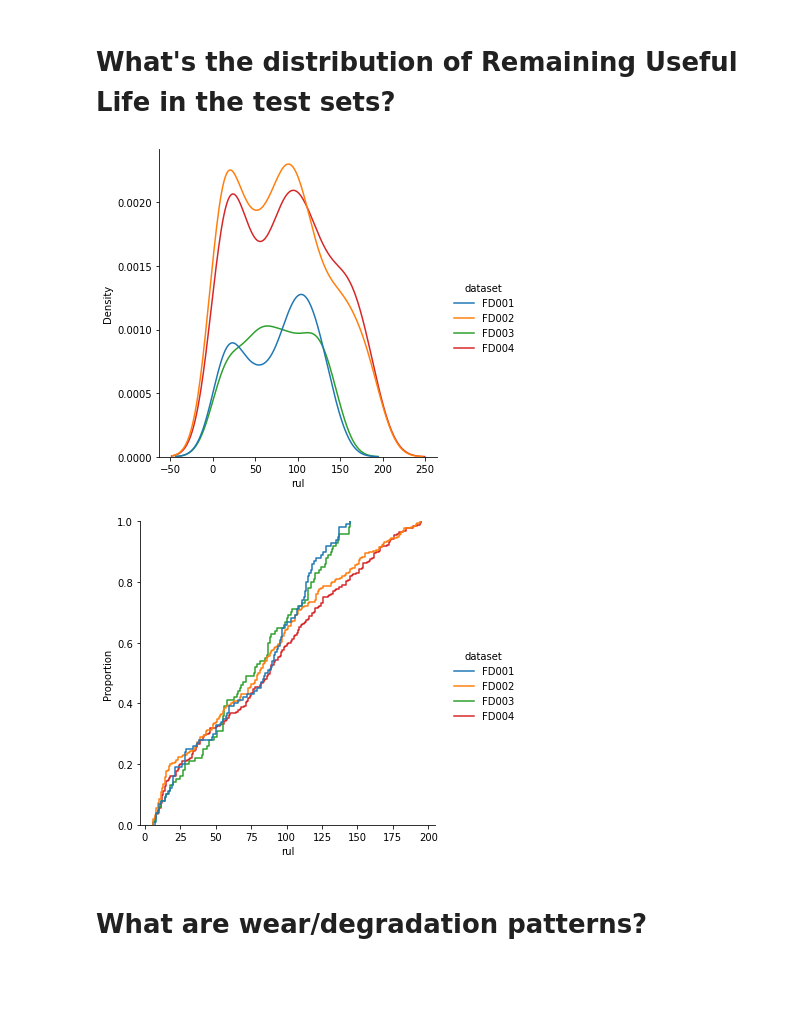
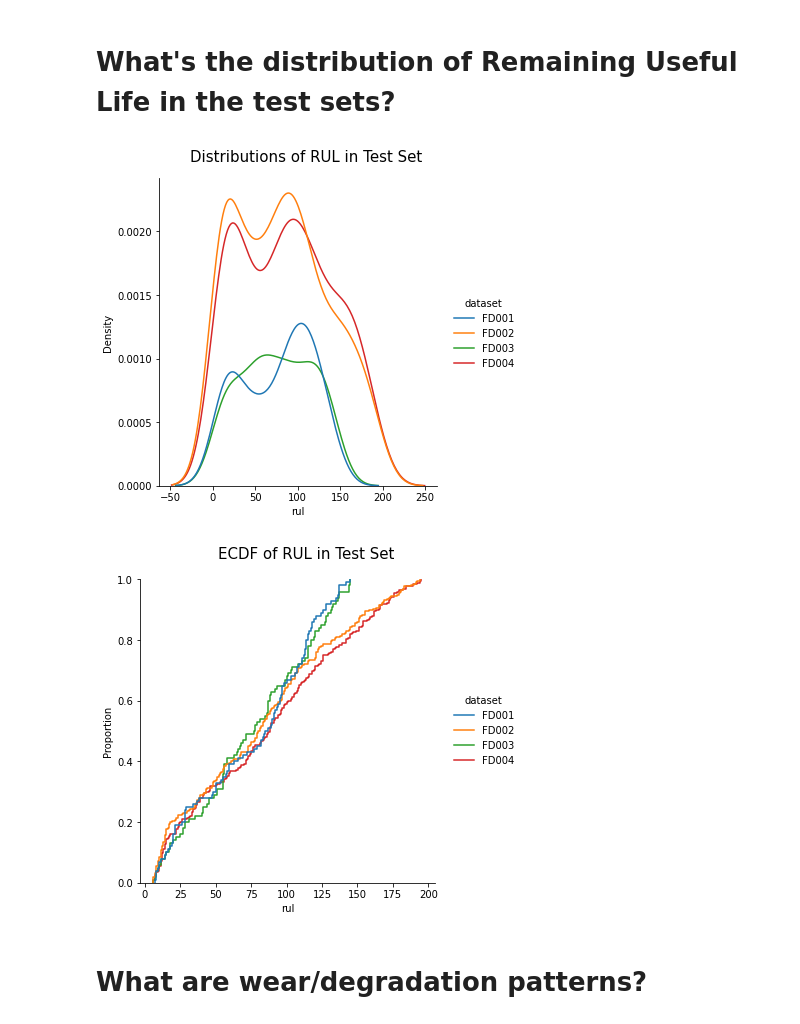
Before and after one commit to delta1epsilon/turbofan-remaining-life-prediction, a Jupyter notebook: 1-EDA.ipynb, the cells around one changed output. Drawn from its saved outputs; the diff is of its cells as text; code cells hidden in the pictures; blank space fills up the shorter version.

```diff
--- a/1-EDA.ipynb
+++ b/1-EDA.ipynb
@@ -221,11 +223,14 @@ sns.displot(data=units_lifetime, x='time_cycles', hue='dataset', kind='ecdf');
 # %% [markdown]
 # What's the distribution of Remaining Useful Life in the test sets?
 # %%
-sns.displot(data=test_rul, x='rul', hue='dataset', kind='kde')
-sns.displot(data=test_rul, x='rul', hue='dataset', kind='ecdf');
+ax = sns.displot(data=test_rul, x='rul', hue='dataset', kind='kde')
+ax.figure.suptitle('Distributions of RUL in Test Set', y=1.05, size=15);
+
+ax = sns.displot(data=test_rul, x='rul', hue='dataset', kind='ecdf');
+ax.figure.suptitle('ECDF of RUL in Test Set', y=1.05, size=15);
 # %% [output]
-[figure, old version]
+[figure, new version]
-[figure, old version]
+[figure, new version]
 # %% [markdown]
 # What are wear/degradation patterns?
 # %% [markdown]
```
Also changed, not shown: parts of 4 cells of this notebook.
